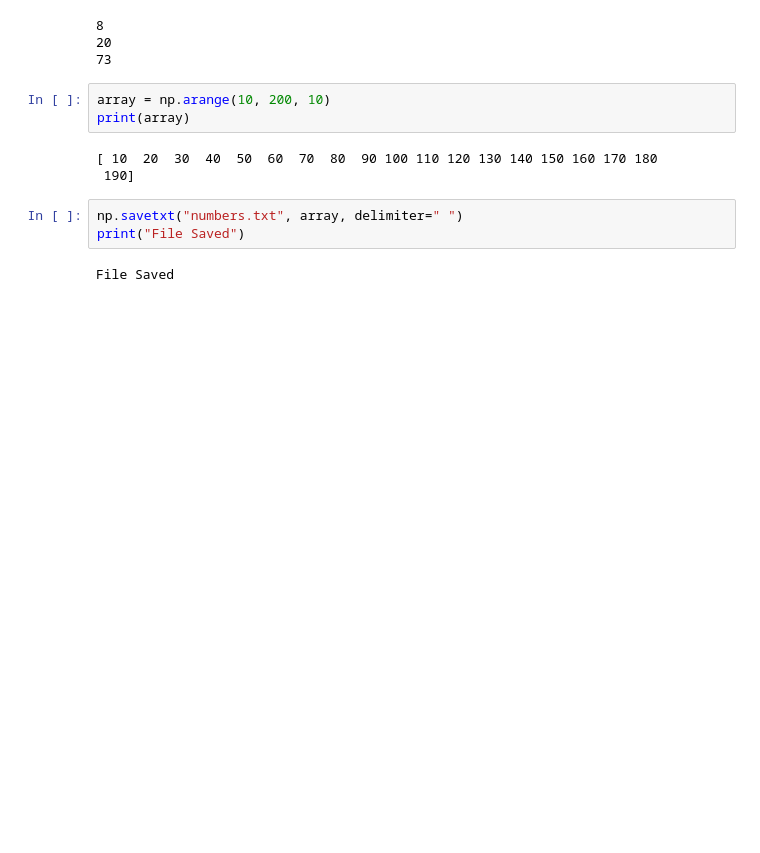
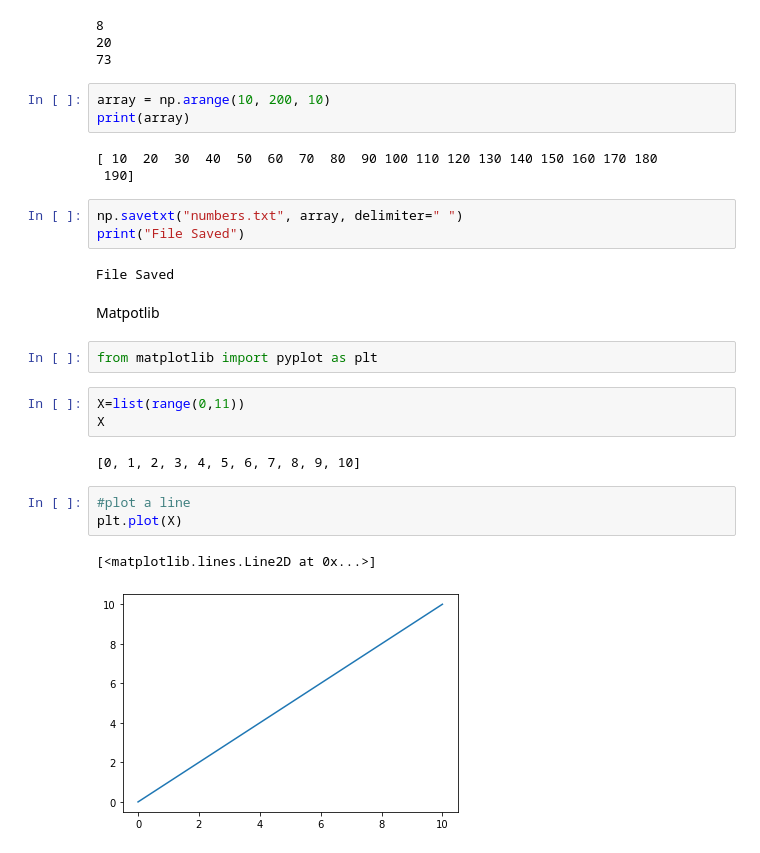
Before and after one commit to Binay1510/Python-training, a Jupyter notebook: gw2022pdi.ipynb, the cells around one changed output. Saved outputs shown, nothing was run; the diff lists cells and outputs as text; blank space fills up the shorter version.

```diff
--- a/gw2022pdi.ipynb
+++ b/gw2022pdi.ipynb
@@ -210,3 +210,18 @@ np.savetxt("numbers.txt", array, delimiter=" ")
 print("File Saved")
 # %% [output]
 File Saved
+# %% [markdown]
+Matpotlib
+# %%
+from matplotlib import pyplot as plt
+# %%
+X=list(range(0,11))
+X
+# %% [output]
+[0, 1, 2, 3, 4, 5, 6, 7, 8, 9, 10]
+# %%
+#plot a line
+plt.plot(X)
+# %% [output]
+[<matplotlib.lines.Line2D at 0x...>]
+[figure, added]
```
Also changed, not shown: parts of 14 cells of this notebook.
